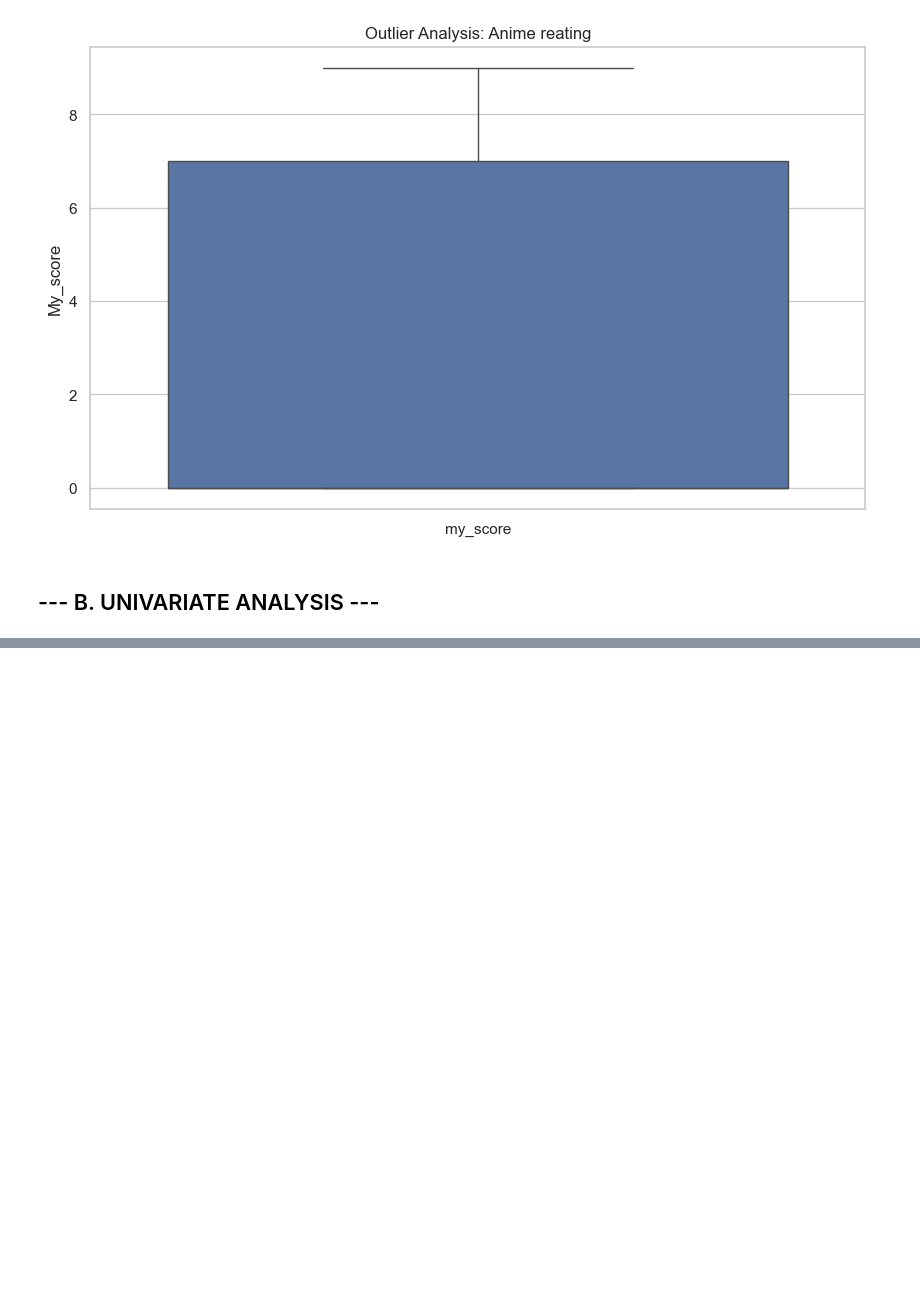
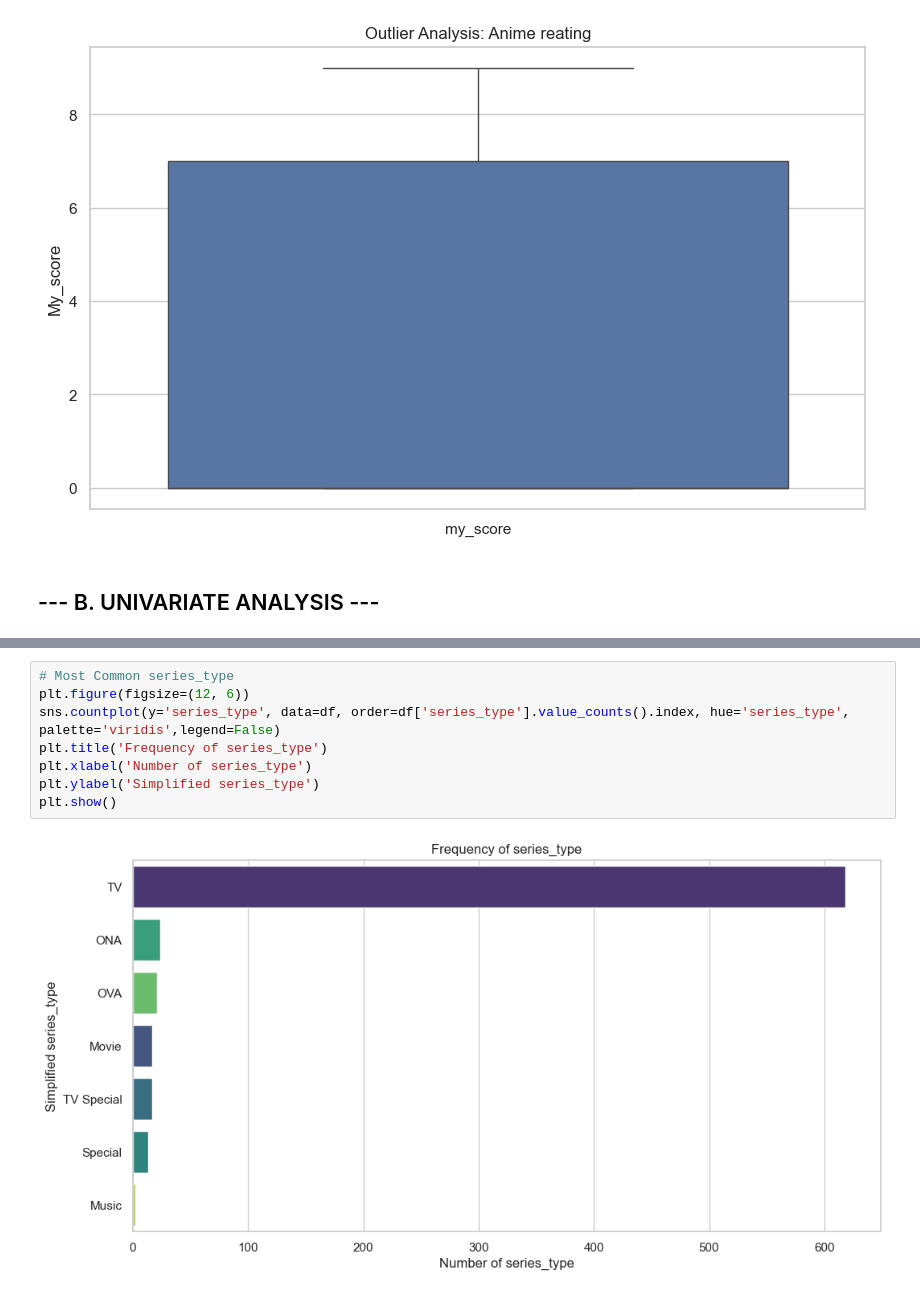
Before and after one commit to DuskFox-Cloud/animetrics, a Jupyter notebook: MyAnimeList.ipynb, the cells around one changed output, grey strips where cells are left out. Drawn from its saved outputs; the diff is of its cells as text; blank space fills up the shorter version.

```diff
--- a/MyAnimeList.ipynb
+++ b/MyAnimeList.ipynb
@@ -240,0 +298,10 @@ plt.show()
+# %%
+# Most Common series_type
+plt.figure(figsize=(12, 6))
+sns.countplot(y='series_type', data=df, order=df['series_type'].value_counts().index, hue='series_type', palette='viridis',legend=False)
+plt.title('Frequency of series_type')
+plt.xlabel('Number of series_type')
+plt.ylabel('Simplified series_type')
+plt.show()
+# %% [output]
+[figure, added]
```
Also changed, not shown: parts of 7 cells of this notebook, 1 other file.
